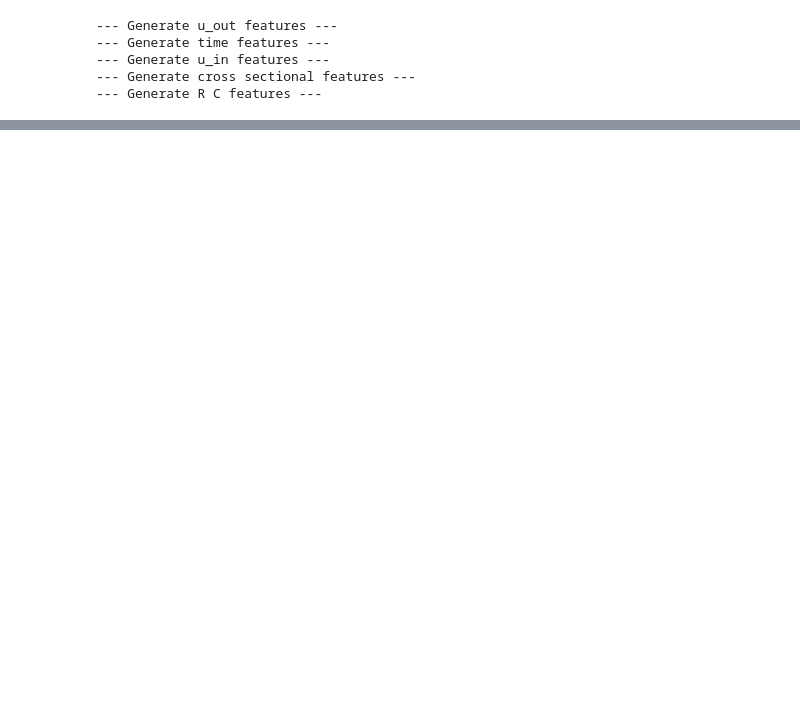
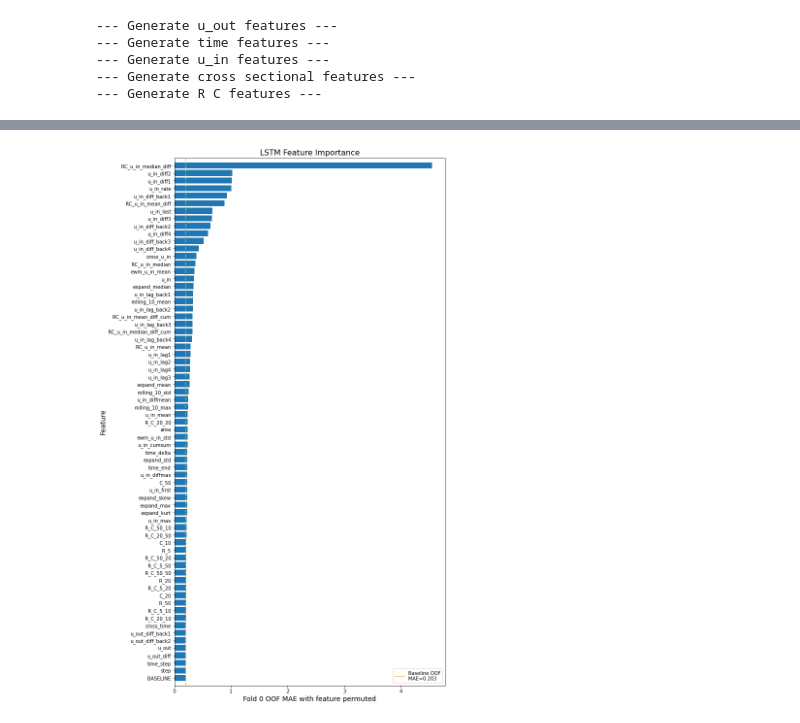
Before and after one commit to ZiyueWang25/GBVPP, a Jupyter notebook: notebook/FeatureImportance.ipynb, the cells around one changed output, grey strips where cells are left out. Cells and saved outputs as stored; diff of their text form; code cells hidden in the pictures; blank space fills up the shorter version.

```diff
--- a/notebook/FeatureImportance.ipynb
+++ b/notebook/FeatureImportance.ipynb
@@ -37,0 +68,6 @@ Use scale to fit train and scale valid
+# %%
+valid_dt = VPP(X_valid, y_valid, w_valid, config)
+valid_loader = DataLoader(valid_dt,
+                          batch_size=config.batch_size,
+                          shuffle=False,
+                          num_workers=config.num_workers, pin_memory=True, drop_last=False)
@@ -38,5 +85,7 @@ Use scale to fit train and scale valid
 # %%
 model = get_model(X_valid.shape[-1], config)
+checkpoint = torch.load(f'{config.model_output_folder}/Fold_1_best_model.pth')
+model.load_state_dict((checkpoint['model_state_dict']))
 print("Model Size: {}".format(get_n_params(model)))
 model.to(config.device)
 # %% [output]
@@ -97,0 +124,38 @@ AttributeError: 'Model' object has no attribute 'predict'
+# %%
+for k in tqdm(range(len(COLS))):
+    # SHUFFLE FEATURE K
+    save_col = X_valid[:,:,k].copy()
+    np.random.shuffle(X_valid[:,:,k])
+    valid_dt = VPP(X_valid, y_valid, w_valid, config)
+    valid_loader = DataLoader(valid_dt,
+                              batch_size=config.batch_size,
+                              shuffle=False,
+                              num_workers=config.num_workers, pin_memory=True, drop_last=False)
+    # COMPUTE OOF MAE WITH FEATURE K SHUFFLED
+    oof_preds = get_valid_pred(valid_loader, model, config.device)
+    mae = (np.abs( oof_preds-y_valid ) * w_valid).sum()/w_valid.sum()
+    results.append({'feature':COLS[k],'mae':mae})
+    X_valid[:,:,k] = save_col
+# %%
+# DISPLAY LSTM FEATURE IMPORTANCE
+print()
+df = pd.DataFrame(results)
+df = df.sort_values('mae')
+plt.figure(figsize=(10,20))
+plt.barh(np.arange(len(COLS)+1),df.mae)
+plt.yticks(np.arange(len(COLS)+1),df.feature.values)
+plt.title('LSTM Feature Importance',size=16)
+plt.ylim((-1,len(COLS)+1))
+plt.plot([baseline_mae,baseline_mae],[-1,len(COLS)+1], '--', color='orange',
+         label=f'Baseline OOF\nMAE={baseline_mae:.3f}')
+plt.xlabel(f'Fold 0 OOF MAE with feature permuted',size=14)
+plt.ylabel('Feature',size=14)
+plt.legend()
+plt.show()
+
+# SAVE LSTM FEATURE IMPORTANCE
+
+df = df.sort_values('mae',ascending=False)
+df.to_csv(f'../output/lstm_feature_importance_fold_1.csv',index=False)
+# %% [output]
+[figure, added]
```
Also changed, not shown: parts of 9 cells of this notebook, 3 other files.
